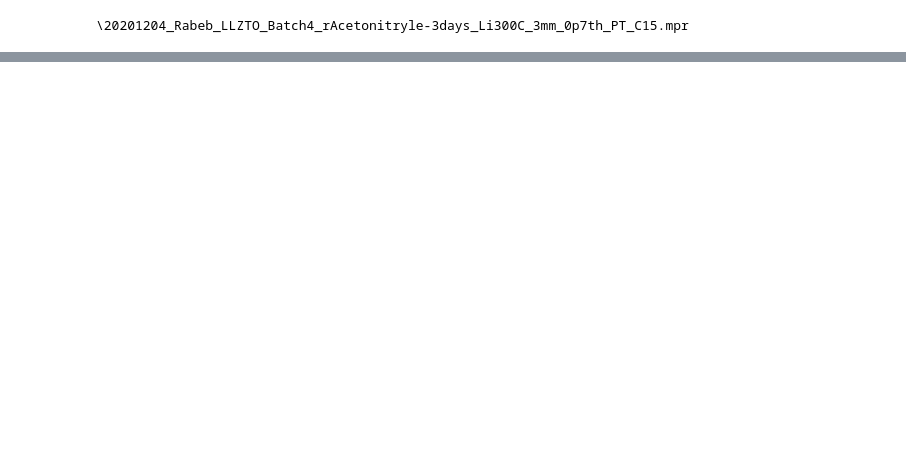
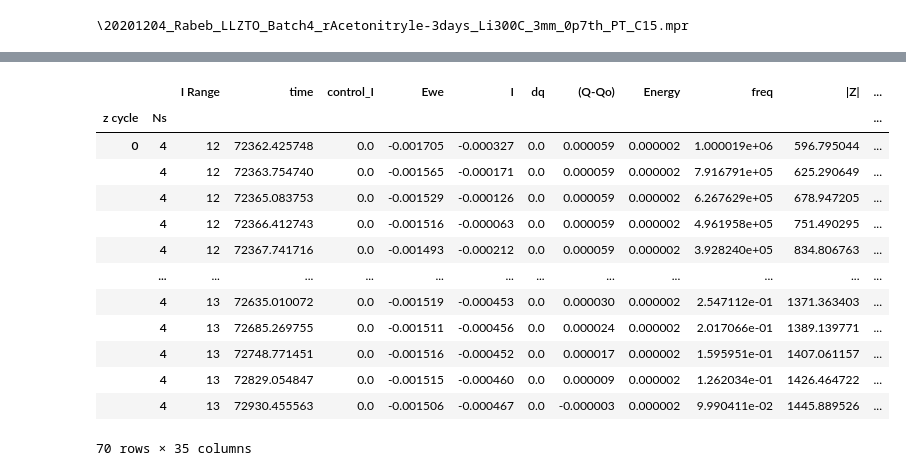
Before and after one commit to ileu/EISFrame, a Jupyter notebook: Runnables/MultiTest.ipynb, the cells around one changed output, grey strips where cells are left out. Drawn from its saved outputs; the diff is of its cells as text; code cells hidden in the pictures; blank space fills up the shorter version.

```diff
--- a/Runnables/MultiTest.ipynb
+++ b/Runnables/MultiTest.ipynb
@@ -97 +77,18 @@ print(data.loc[([1, 2, 3], 1), col_names["frequency"]])
+# %%
+data.loc[(0, 4)]
+# %% [output]
+|  |  | I Range | time | control_I | Ewe | I | dq | (Q-Qo) | Energy | freq | |Z| | ... |
+| z cycle | Ns |  |  |  |  |  |  |  |  |  |  | ... |
+| 0 | 4 | 12 | 72362.425748 | 0.0 | -0.001705 | -0.000327 | 0.0 | 0.000059 | 0.000002 | 1.000019e+06 | 596.795044 | ... |
+|  | 4 | 12 | 72363.754740 | 0.0 | -0.001565 | -0.000171 | 0.0 | 0.000059 | 0.000002 | 7.916791e+05 | 625.290649 | ... |
+|  | 4 | 12 | 72365.083753 | 0.0 | -0.001529 | -0.000126 | 0.0 | 0.000059 | 0.000002 | 6.267629e+05 | 678.947205 | ... |
+|  | 4 | 12 | 72366.412743 | 0.0 | -0.001516 | -0.000063 | 0.0 | 0.000059 | 0.000002 | 4.961958e+05 | 751.490295 | ... |
+|  | 4 | 12 | 72367.741716 | 0.0 | -0.001493 | -0.000212 | 0.0 | 0.000059 | 0.000002 | 3.928240e+05 | 834.806763 | ... |
+|  | ... | ... | ... | ... | ... | ... | ... | ... | ... | ... | ... | ... |
+|  | 4 | 13 | 72635.010072 | 0.0 | -0.001519 | -0.000453 | 0.0 | 0.000030 | 0.000002 | 2.547112e-01 | 1371.363403 | ... |
+|  | 4 | 13 | 72685.269755 | 0.0 | -0.001511 | -0.000456 | 0.0 | 0.000024 | 0.000002 | 2.017066e-01 | 1389.139771 | ... |
+|  | 4 | 13 | 72748.771451 | 0.0 | -0.001516 | -0.000452 | 0.0 | 0.000017 | 0.000002 | 1.595951e-01 | 1407.061157 | ... |
+|  | 4 | 13 | 72829.054847 | 0.0 | -0.001515 | -0.000460 | 0.0 | 0.000009 | 0.000002 | 1.262034e-01 | 1426.464722 | ... |
+|  | 4 | 13 | 72930.455563 | 0.0 | -0.001506 | -0.000467 | 0.0 | -0.000003 | 0.000002 | 9.990411e-02 | 1445.889526 | ... |
+70 rows × 35 columns
 # %%
```
Also changed, not shown: parts of 15 cells of this notebook, 1 other file.
